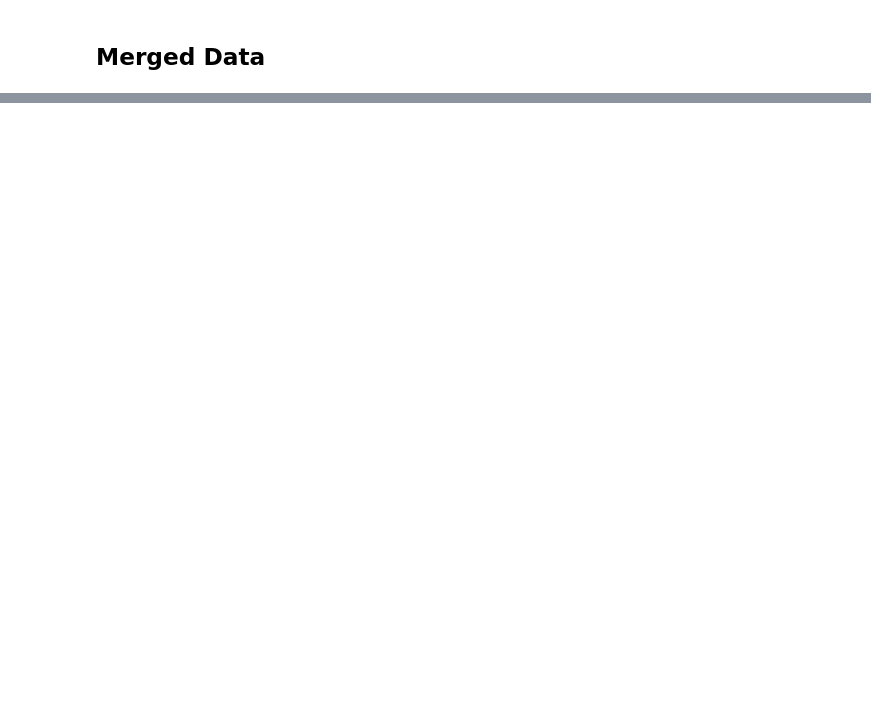
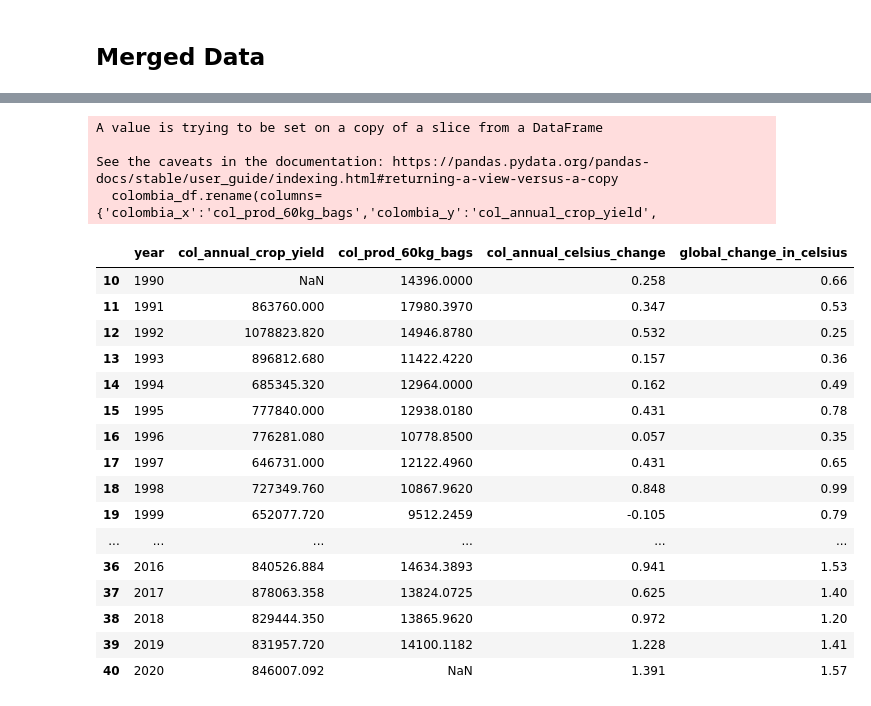
Before and after one commit to sanghyuns/Climate_Change_vs_Coffee_Production, a Jupyter notebook: capparelli.ipynb, the cells around one changed output, grey strips where cells are left out. Drawn from its saved outputs; the diff is of its cells as text; code cells hidden in the pictures; blank space fills up the shorter version.

Commit message:
Colombia Complete 9/17/22

```diff
--- a/capparelli.ipynb
+++ b/capparelli.ipynb
@@ -160,0 +222,16 @@ ax.set_xticklabels(ax.get_xticklabels(),rotation = 90);
+# %%
+col_capparelli_df = pd.merge(merge_1,merge_2,on='year')
+# %%
+colombia_df = col_capparelli_df.iloc[10:41]
+# %%
+colombia_df.rename(columns={'colombia_x':'col_prod_60kg_bags','colombia_y':'col_annual_crop_yield',
+                            'value':'col_annual_celsius_change'},inplace=True)
+# %% [output]
+A value is trying to be set on a copy of a slice from a DataFrame
+
+See the caveats in the documentation: https://pandas.pydata.org/pandas-docs/stable/user_guide/indexing.html#returning-a-view-versus-a-copy
+  colombia_df.rename(columns={'colombia_x':'col_prod_60kg_bags','colombia_y':'col_annual_crop_yield',
+# %%
+colombia_df = colombia_df[['year','col_annual_crop_yield',
+                           'col_prod_60kg_bags','col_annual_celsius_change',
+                           'global_change_in_celsius']]
@@ -160,0 +240,20 @@ ax.set_xticklabels(ax.get_xticklabels(),rotation = 90);
+# %%
+colombia_df
+# %% [output]
+|  | year | col_annual_crop_yield | col_prod_60kg_bags | col_annual_celsius_change | global_change_in_celsius |
+| 10 | 1990 | NaN | 14396.0000 | 0.258 | 0.66 |
+| 11 | 1991 | 863760.000 | 17980.3970 | 0.347 | 0.53 |
+| 12 | 1992 | 1078823.820 | 14946.8780 | 0.532 | 0.25 |
+| 13 | 1993 | 896812.680 | 11422.4220 | 0.157 | 0.36 |
+| 14 | 1994 | 685345.320 | 12964.0000 | 0.162 | 0.49 |
+| 15 | 1995 | 777840.000 | 12938.0180 | 0.431 | 0.78 |
+| 16 | 1996 | 776281.080 | 10778.8500 | 0.057 | 0.35 |
+| 17 | 1997 | 646731.000 | 12122.4960 | 0.431 | 0.65 |
+| 18 | 1998 | 727349.760 | 10867.9620 | 0.848 | 0.99 |
+| 19 | 1999 | 652077.720 | 9512.2459 | -0.105 | 0.79 |
+| ... | ... | ... | ... | ... | ... |
+| 36 | 2016 | 840526.884 | 14634.3893 | 0.941 | 1.53 |
+| 37 | 2017 | 878063.358 | 13824.0725 | 0.625 | 1.40 |
+| 38 | 2018 | 829444.350 | 13865.9620 | 0.972 | 1.20 |
+| 39 | 2019 | 831957.720 | 14100.1182 | 1.228 | 1.41 |
+| 40 | 2020 | 846007.092 | NaN | 1.391 | 1.57 |
```
Also changed, not shown: parts of 18 cells of this notebook, 1 other file.
